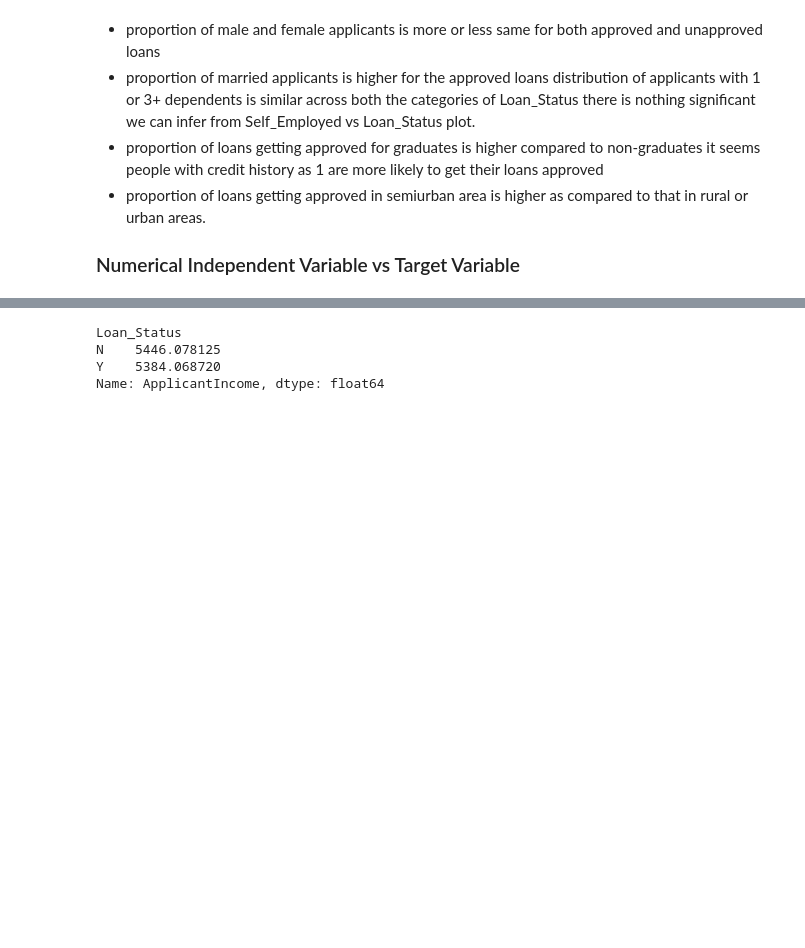
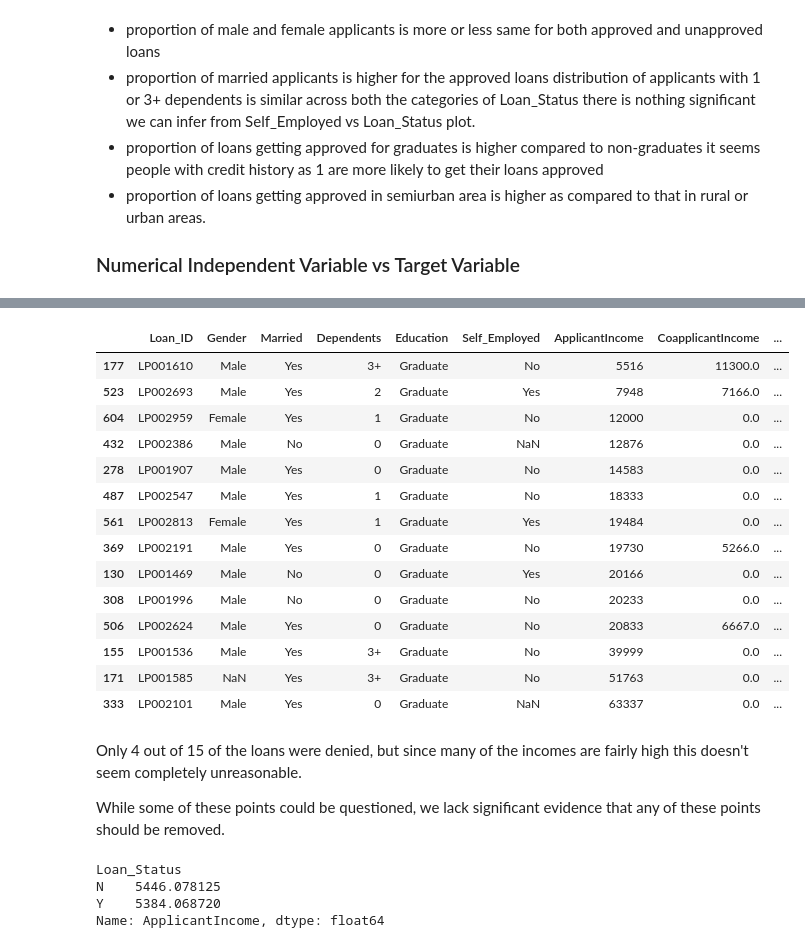
Before and after one commit to saritmaitra/Loan_approval_system, a Jupyter notebook: EDA_Loan_Approval_System.ipynb, the cells around one changed output, grey strips where cells are left out. Cells and saved outputs as stored; diff of their text form; code cells hidden in the pictures; blank space fills up the shorter version.

```diff
--- a/EDA_Loan_Approval_System.ipynb
+++ b/EDA_Loan_Approval_System.ipynb
@@ -342,3 +378,25 @@ distribution of applicants with 1 or 3+ dependents is similar across both the ca
+# %%
+df[df['LoanAmount'] > 400 ].sort_values(by = 'ApplicantIncome')
+# %% [output]
+|  | Loan_ID | Gender | Married | Dependents | Education | Self_Employed | ApplicantIncome | CoapplicantIncome | ... |
+| 177 | LP001610 | Male | Yes | 3+ | Graduate | No | 5516 | 11300.0 | ... |
+| 523 | LP002693 | Male | Yes | 2 | Graduate | Yes | 7948 | 7166.0 | ... |
+| 604 | LP002959 | Female | Yes | 1 | Graduate | No | 12000 | 0.0 | ... |
+| 432 | LP002386 | Male | No | 0 | Graduate | NaN | 12876 | 0.0 | ... |
+| 278 | LP001907 | Male | Yes | 0 | Graduate | No | 14583 | 0.0 | ... |
+| 487 | LP002547 | Male | Yes | 1 | Graduate | No | 18333 | 0.0 | ... |
+| 561 | LP002813 | Female | Yes | 1 | Graduate | Yes | 19484 | 0.0 | ... |
+| 369 | LP002191 | Male | Yes | 0 | Graduate | No | 19730 | 5266.0 | ... |
+| 130 | LP001469 | Male | No | 0 | Graduate | Yes | 20166 | 0.0 | ... |
+| 308 | LP001996 | Male | No | 0 | Graduate | No | 20233 | 0.0 | ... |
+| 506 | LP002624 | Male | Yes | 0 | Graduate | No | 20833 | 6667.0 | ... |
+| 155 | LP001536 | Male | Yes | 3+ | Graduate | No | 39999 | 0.0 | ... |
+| 171 | LP001585 | NaN | Yes | 3+ | Graduate | No | 51763 | 0.0 | ... |
+| 333 | LP002101 | Male | Yes | 0 | Graduate | NaN | 63337 | 0.0 | ... |
+# %% [markdown]
+Only 4 out of 15 of the loans were denied, but since many of the incomes are fairly high this doesn't seem completely unreasonable.
+
+While some of these points could be questioned, we lack significant evidence that any of these points should be removed.
 # %%
 print(df.groupby('Loan_Status')['ApplicantIncome'].mean())
 df.groupby('Loan_Status')['ApplicantIncome'].mean().plot.bar()
```
Also changed, not shown: parts of 12 cells of this notebook.
